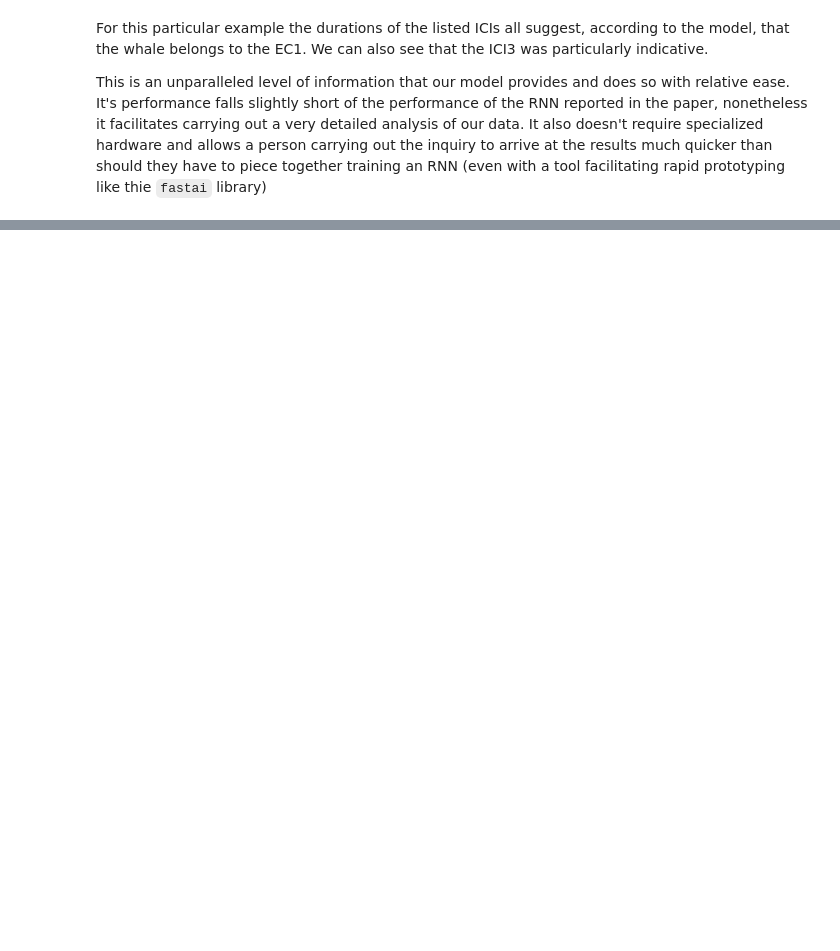
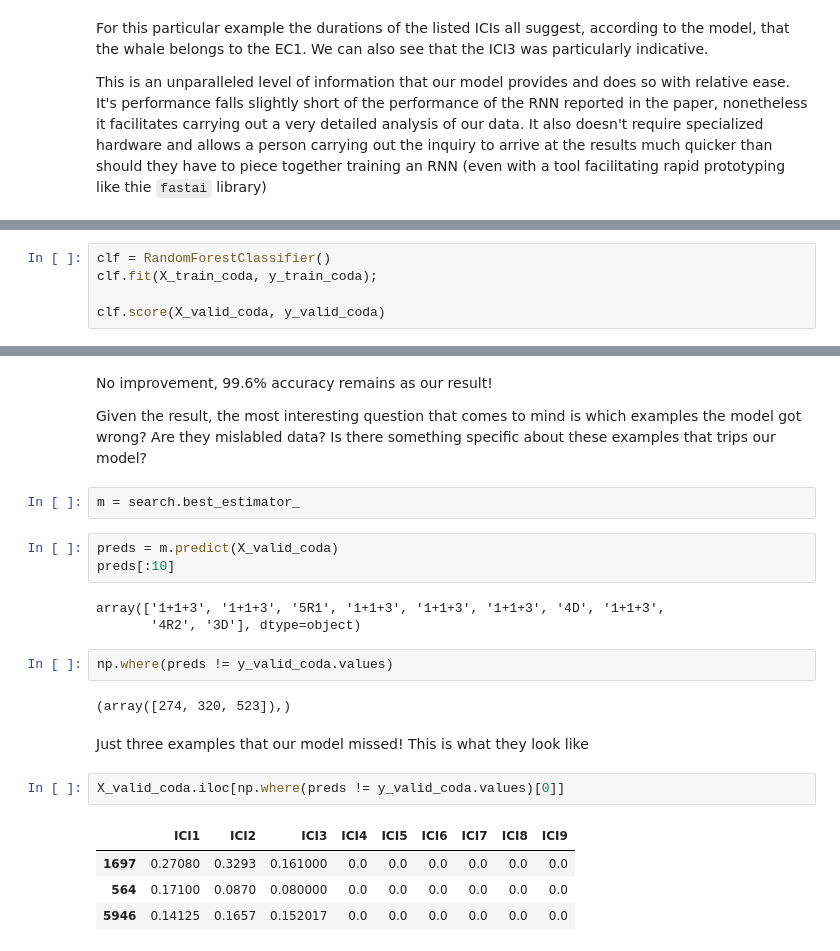
Before and after one commit to earthspecies/sperm-whale-clan-and-coda-detection, a Jupyter notebook: 06_Clan_and_coda_type_detection_with_Random_Forest.ipynb, the cells around one changed output, grey strips where cells are left out. Saved outputs shown, nothing was run; the diff lists cells and outputs as text; blank space fills up the shorter version.

```diff
--- a/06_Clan_and_coda_type_detection_with_Random_Forest.ipynb
+++ b/06_Clan_and_coda_type_detection_with_Random_Forest.ipynb
@@ -226,0 +238,5 @@ This is an unparalleled level of information that our model provides and does so
+# %%
+clf = RandomForestClassifier()
+clf.fit(X_train_coda, y_train_coda);
+
+clf.score(X_valid_coda, y_valid_coda)
@@ -226,0 +289,25 @@ This is an unparalleled level of information that our model provides and does so
+# %% [markdown]
+No improvement, 99.6% accuracy remains as our result!
+
+Given the result, the most interesting question that comes to mind is which examples the model got wrong? Are they mislabled data? Is there something specific about these examples that trips our model?
+# %%
+m = search.best_estimator_
+# %%
+preds = m.predict(X_valid_coda)
+preds[:10]
+# %% [output]
+array(['1+1+3', '1+1+3', '5R1', '1+1+3', '1+1+3', '1+1+3', '4D', '1+1+3',
+       '4R2', '3D'], dtype=object)
+# %%
+np.where(preds != y_valid_coda.values)
+# %% [output]
+(array([274, 320, 523]),)
+# %% [markdown]
+Just three examples that our model missed! This is what they look like
+# %%
+X_valid_coda.iloc[np.where(preds != y_valid_coda.values)[0]]
+# %% [output]
+|  | ICI1 | ICI2 | ICI3 | ICI4 | ICI5 | ICI6 | ICI7 | ICI8 | ICI9 |
+| 1697 | 0.27080 | 0.3293 | 0.161000 | 0.0 | 0.0 | 0.0 | 0.0 | 0.0 | 0.0 |
+| 564 | 0.17100 | 0.0870 | 0.080000 | 0.0 | 0.0 | 0.0 | 0.0 | 0.0 | 0.0 |
+| 5946 | 0.14125 | 0.1657 | 0.152017 | 0.0 | 0.0 | 0.0 | 0.0 | 0.0 | 0.0 |
```
Also changed, not shown: parts of 32 cells of this notebook, 4 other files.
